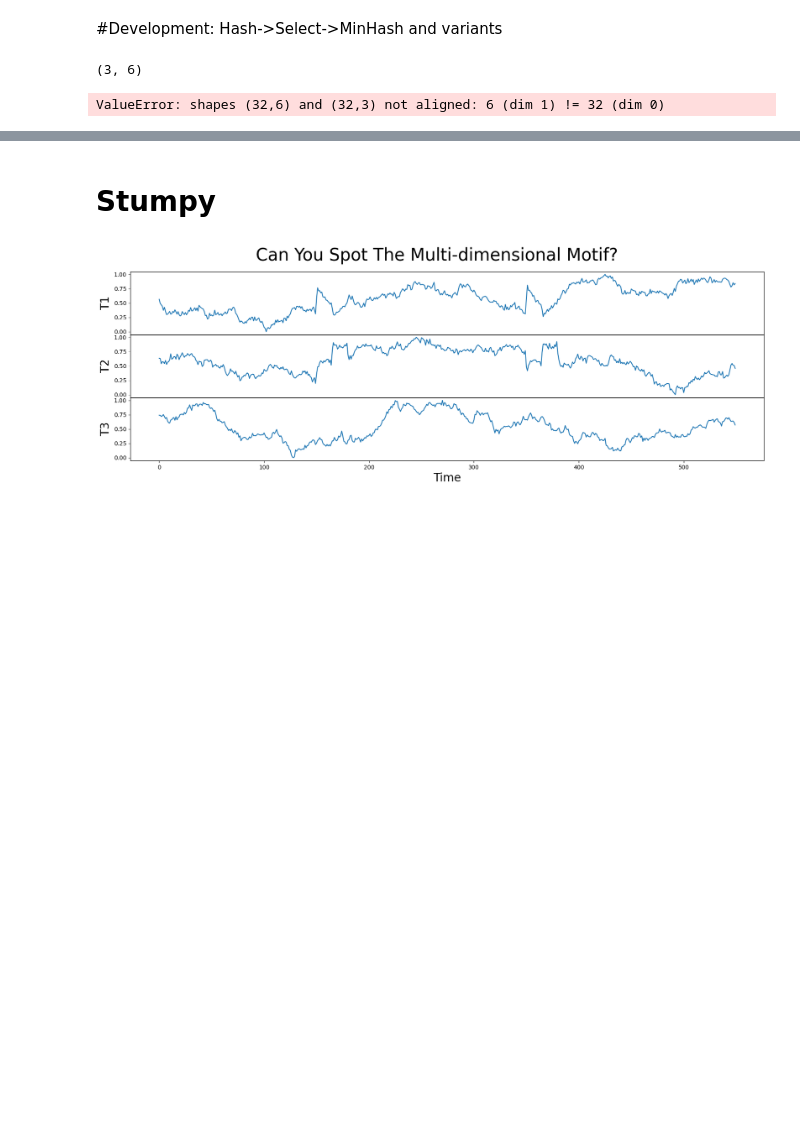
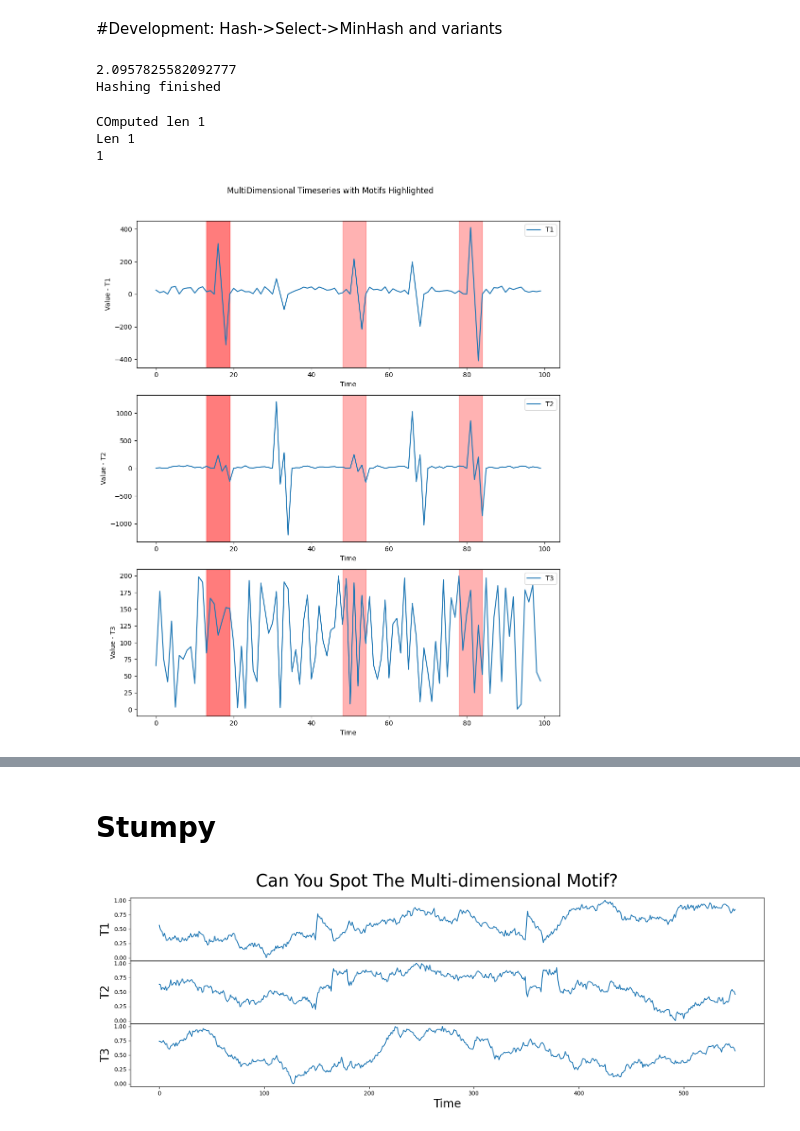
Before and after one commit to aidaLabDEI/LEIT-motifs, a Jupyter notebook: Motif_Discovery.ipynb, the cells around one changed output, grey strips where cells are left out. Cells and saved outputs as stored; diff of their text form; code cells hidden in the pictures; blank space fills up the shorter version.

Commit message:
r find - needs fixing

```diff
--- a/Motif_Discovery.ipynb
+++ b/Motif_Discovery.ipynb
@@ -175,31 +176,47 @@ def find_all_occur(ts, motifs, window):
   return motifs
 # %%
 #@title Find bin width
+
+def has_collision(lst):
+    # Sort the list for efficient collision checking
+    lst.sort()
+
+    # Iterate over the list to check for adjacent equal elements
+    for i in range(len(lst) - 1):
+        if lst[i] == lst[i + 1]:
+            return True  # Collision found
+
+    return False  # No collision found
 
 def find_width_discr(subs: list, window: int, K: int) -> int:
   r = 1
   no_collisions = True
+  total_dimensions = len(subs[0])
+  num_digits = len(str(total_dimensions))
+  dimension_numbers = [int(f"{i:0{num_digits}d}") for i in range(1, total_dimensions + 1)]
+
+  hashed_lists = [[] for _ in range(len(subs[0]))]
 
   while no_collisions:
         rps = RandomDiscretizedProjections('rp', K, r)
         engine = Engine(window, lshashes=[rps])
 
         # Check if there is at least one collision
-        collisions_found = False
         for subsequence in subs:
 
             subsequence_znorm = (subsequence - np.mean(subsequence, axis=0)) / np.std(subsequence, axis=0)
-            print(subsequence_znorm.shape)
-            hashed = np.apply_along_axis(euclidean_hash, 0, subsequence_znorm, rps)
-            if engine.neighbours(hashed):
-                collisions_found = True
-                break
+            hashed = np.apply_along_axis(euclidean_hash, 1, subsequence_znorm, rps)
+
+            for i,row in enumerate(hashed):
+              hashed_lists[i].append(np.array2string(row))
+
+        collisions = [has_collision(lst) for lst in hashed_lists]
 
         # If no collisions found, double r and continue
-        if not collisions_found:
-            r *= 2
+        if np.count_nonzero(collisions) >= 2:
+          no_collisions = False
         else:
-            no_collisions = False
+          r *= 2
 
   return r
 # %%
@@ -794,42 +811,45 @@ for i in range(len(timeseries_3d) - window_size + 1):
 # Step 3: Call the find_width_discr function with the extracted subsequences
 r = find_width_discr(subsequences, window_size, 32)
 
-'''
+
 # Rel contr
 print(relative_contrast(timeseries_3d, (15,30), window_size))
 
 # Find motifs
 
-motifs, dist_comp = pmotif_find2(timeseries_3d, window_size, projection_iter, k, 2, 8, lsh_threshold, 1, 32)
+motifs, dist_comp = pmotif_find2(timeseries_3d, window_size, projection_iter, k, 2, r, lsh_threshold, 1, 32)
 motifs = motifs.queue
 
 motifs = find_all_occur(timeseries_3d, motifs, window_size)
 
 print(dist_comp)
 # Plot the original time series and highlight the motifs, find the motifs in all the time series
 df = pd.DataFrame(timeseries_3d, columns=['T1', 'T2', 'T3'])
 
 # Plot 3 subplots, one for each dimension
 fig, axs = plt.subplots(3, 1, figsize=(10, 12))
 colors = ["red", "green", "blue", "pink", "cyan", "yellow", "orange", "gray", "purple"]
 for i, dimension in enumerate(['T1', 'T2', 'T3']):
     axs[i].plot(df[dimension], label=dimension)
     axs[i].set_xlabel("Time")
     axs[i].set_ylabel(f"Value - {dimension}")
     axs[i].legend()
 
     for idx, motif in enumerate(motifs):
         # Highlight the motifs in all dimensions
         for m in motif[1][1]:
             axs[i].axvspan(m, m + window_size, color=colors[idx], alpha=0.3)
 
 plt.suptitle("MultiDimensional Timeseries with Motifs Highlighted")
 plt.tight_layout(rect=[0, 0, 1, 0.96])
 plt.show()
-'''
 # %% [output]
-(3, 6)
+2.0957825582092777
+Hashing finished
-ValueError: shapes (32,6) and (32,3) not aligned: 6 (dim 1) != 32 (dim 0)
+COmputed len 1
+Len 1
+1
+[figure, added]
 # %%
 #@title Example 2 - Priority
 import cProfile
```
Also changed, not shown: parts of 2 cells of this notebook.
